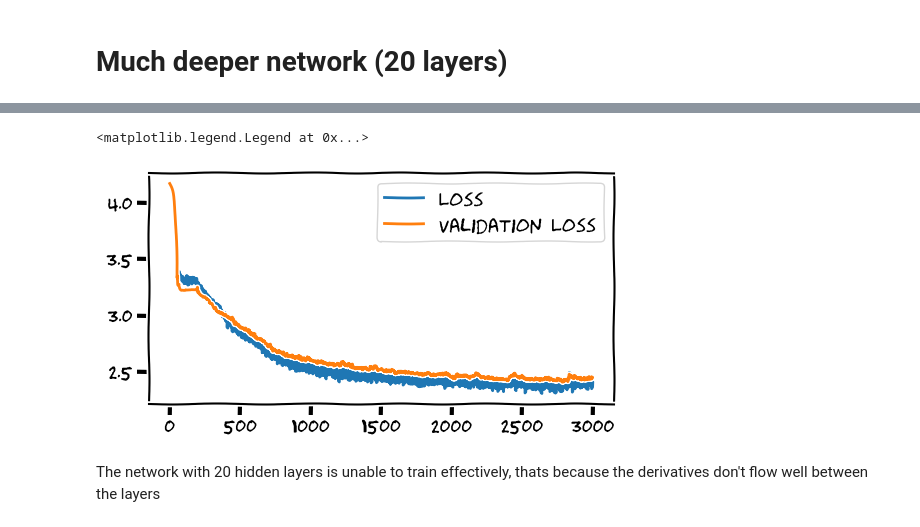
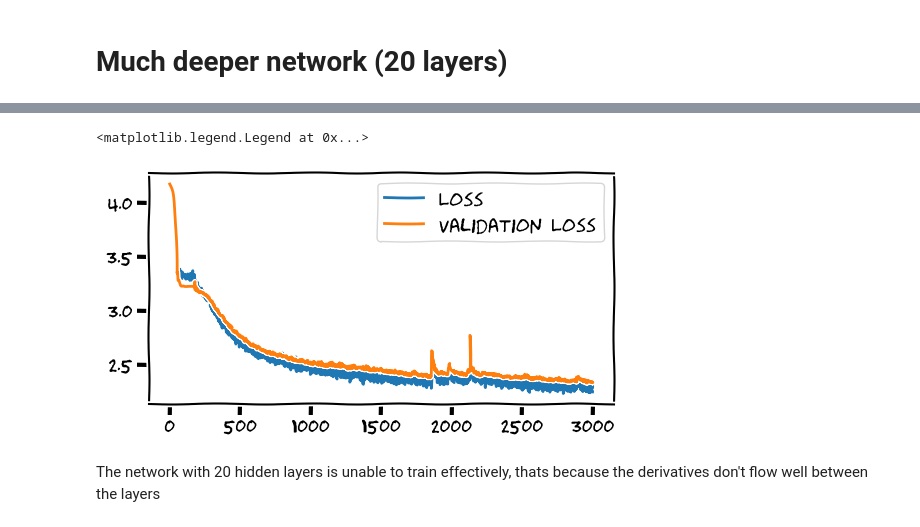
Before and after one commit to LucaM185/GPTs-from-scratch, a Jupyter notebook: 5 - DeepNets.ipynb, the cells around one changed output, grey strips where cells are left out. Cells and saved outputs as stored; diff of their text form; code cells hidden in the pictures.

```diff
--- a/5 - DeepNets.ipynb
+++ b/5 - DeepNets.ipynb
@@ -62,7 +62,7 @@ class Model(nn.Module):
         return self.fc2(x)
 
 device = torch.device("cuda" if torch.cuda.is_available() else "cpu")
-model = Model(emb_size=10, hidden_size=128, n_layers=2).to(device)
+model = Model(emb_size=16, hidden_size=128, n_layers=2).to(device)
 print(f"Millions of parameters: {sum(p.numel() for p in model.parameters())/1e6:.2f}")
 
 epochs = 3000
@@ -129,7 +129,7 @@ class Model(nn.Module):  # Same model class as before
 
 
 device = torch.device("cuda:0")
-model = Model(emb_size=10, hidden_size=128, n_layers=20).to(device)  # increased to 20 layers
+model = Model(emb_size=16, hidden_size=128, n_layers=20).to(device)  # increased to 20 layers
 print(f"Millions of parameters: {sum(p.numel() for p in model.parameters())/1e6:.2f}")
 
 epochs = 3000
@@ -177,5 +177,5 @@ Epoch 2700 - Loss: 2.324
 <matplotlib.legend.Legend at 0x...>
-[figure, old version]
+[figure, new version]
 # %% [markdown]
 The network with 20 hidden layers is unable to train effectively, thats because the derivatives don't flow well between the layers
 # %% [markdown]
```
Also changed, not shown: parts of 8 cells of this notebook, 8 other files.
